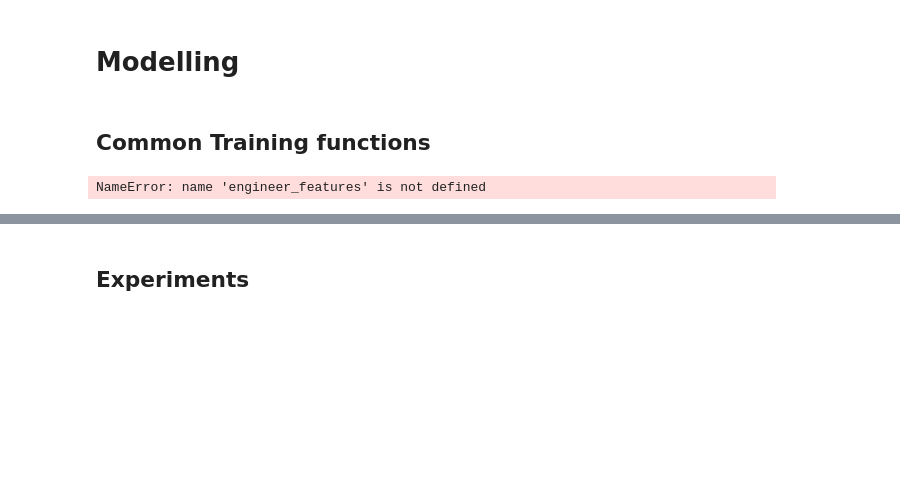
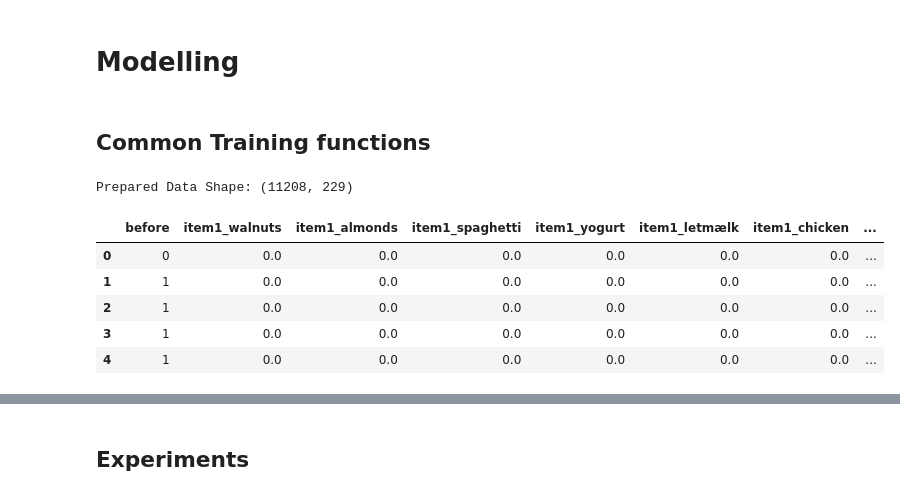
Before and after one commit to nicolasances/ml-notebooks, a Jupyter notebook: toto/toto-supito.ipynb, the cells around one changed output, grey strips where cells are left out. Saved outputs shown, nothing was run; the diff lists cells and outputs as text; code cells hidden in the pictures; blank space fills up the shorter version.

```diff
--- a/toto/toto-supito.ipynb
+++ b/toto/toto-supito.ipynb
@@ -313,7 +387,7 @@ sns.countplot(df, x='before')
 def remove_useless_words(df):
     """Removes words that are considered useless (e.g. 'c', 'big', 'for', etc..)
     """
-    useless_words = ['c', 'n', 'noah', 'for', 'us', 'x2', 'big', 'pack', 'greek', 'or', 'something', 'caro',  'sweet', 'p', 'small']
+    useless_words = ['c', 'n', 'noah', 'for', 'us', 'x2', 'big', 'pack', 'greek', 'or', 'something', 'caro',  'sweet', 'p', 'small', 'barista', 'dinner']
 
     # Define the cleaning function for each item1 value
     def remove_useless_words(text):
@@ -350,12 +460,3 @@ def clean_data(df):
             )
         )
     )
-# %%
-def clean_data(df):
-    return lower_case_of_items(
-        remove_empty_rows(
-            remove_rows_with_long_items(
-                remove_useless_words(df)
-            )
-        )
-    )
@@ -395,37 +514,38 @@ def engineer_features(dataset):
 # %% [markdown]
 ## Encoding
 # %%
-def encode_items(df, trained_encoders = None):
+def encode_items(df, trained_encoders = None, items_dict = None):
 
-    items_dict = get_items_dictionnary(df)
+    if items_dict is None:
+        items_dict = get_items_dictionnary(df)
     items_cat_dict = get_items_cat_dict(df)
     item_categories = list(items_cat_dict.keys())
 
     if trained_encoders is None:
         item_encoder = OneHotEncoder(sparse_output=False, handle_unknown='ignore')
-        cat_encoder = OneHotEncoder(sparse_output=False, handle_unknown='ignore')
+        # cat_encoder = OneHotEncoder(sparse_output=False, handle_unknown='ignore')
 
         item_encoder.fit(items_dict.reshape(-1,1))
-        cat_encoder.fit(np.array(item_categories).reshape(-1,1))
+        # cat_encoder.fit(np.array(item_categories).reshape(-1,1))
     else:
         item_encoder = trained_encoders['item_encoder']
-        cat_encoder = trained_encoders['cat_encoder']
+        # cat_encoder = trained_encoders['cat_encoder']
 
     encoded_df = df.copy()
 
     encoded_item1 = pd.DataFrame(item_encoder.transform(df[['item1']]), columns=items_dict).add_prefix('item1_')
     encoded_item2 = pd.DataFrame(item_encoder.transform(df[['item2']]), columns=items_dict).add_prefix('item2_')
-    encoded_cat1 = pd.DataFrame(item_encoder.transform(df[['item1_cat']]), columns=item_categories).add_prefix('cat1_')
-    encoded_cat2 = pd.DataFrame(item_encoder.transform(df[['item2_cat']]), columns=item_categories).add_prefix('cat2_')
+    # encoded_cat1 = pd.DataFrame(item_encoder.transform(df[['item1_cat']]), columns=item_categories).add_prefix('cat1_')
+    # encoded_cat2 = pd.DataFrame(item_encoder.transform(df[['item2_cat']]), columns=item_categories).add_prefix('cat2_')
 
-    encoded_df.drop(columns=['item1', 'item2', 'item1_cat', 'item2_cat'], inplace=True)
+    encoded_df.drop(columns=['item1', 'item2'], inplace=True)
 
-    encoded_df = pd.concat([encoded_df, encoded_item1, encoded_item2, encoded_cat1, encoded_cat2], axis=1)
+    encoded_df = pd.concat([encoded_df, encoded_item1, encoded_item2], axis=1)
 
     return {
         "dataset": encoded_df,
         "item_encoder": item_encoder,
-        "cat_encoder": cat_encoder
+        'items_dict': items_dict
     }
 # %% [markdown]
 # Data Exploration
@@ -497,17 +630,27 @@ def train_model(model, model_name="Unamed Model", prepared_data=None):
 # %%
 
 prepared_data = encode_items(
-    engineer_features(
+    # engineer_features(
         filter_supermarkets(
             clean_data(
                 unite_and_balance_training_examples()
             )
         )
-    )
+    # )
 )
+
 print(f"Prepared Data Shape: {prepared_data['dataset'].shape}")
 # %% [output]
-NameError: name 'engineer_features' is not defined
+Prepared Data Shape: (11208, 229)
+# %%
+prepared_data['dataset'].head()
+# %% [output]
+|  | before | item1_walnuts | item1_almonds | item1_spaghetti | item1_yogurt | item1_letmælk | item1_chicken | ... |
+| 0 | 0 | 0.0 | 0.0 | 0.0 | 0.0 | 0.0 | 0.0 | ... |
+| 1 | 1 | 0.0 | 0.0 | 0.0 | 0.0 | 0.0 | 0.0 | ... |
+| 2 | 1 | 0.0 | 0.0 | 0.0 | 0.0 | 0.0 | 0.0 | ... |
+| 3 | 1 | 0.0 | 0.0 | 0.0 | 0.0 | 0.0 | 0.0 | ... |
+| 4 | 1 | 0.0 | 0.0 | 0.0 | 0.0 | 0.0 | 0.0 | ... |
 # %%
 rf_model = train_model(RandomForestClassifier(), model_name="Random Forest", prepared_data=prepared_data)
 xgb_model = train_model(XGBClassifier(), model_name="XGBoost", prepared_data=prepared_data)
```
Also changed, not shown: parts of 25 cells of this notebook, 1 other file.
